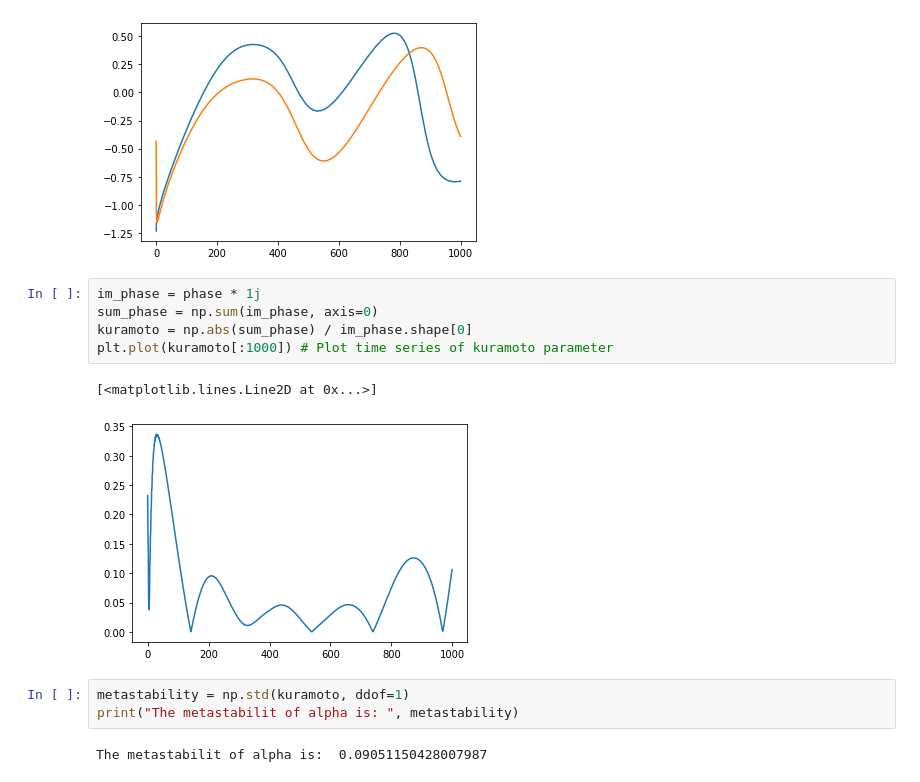
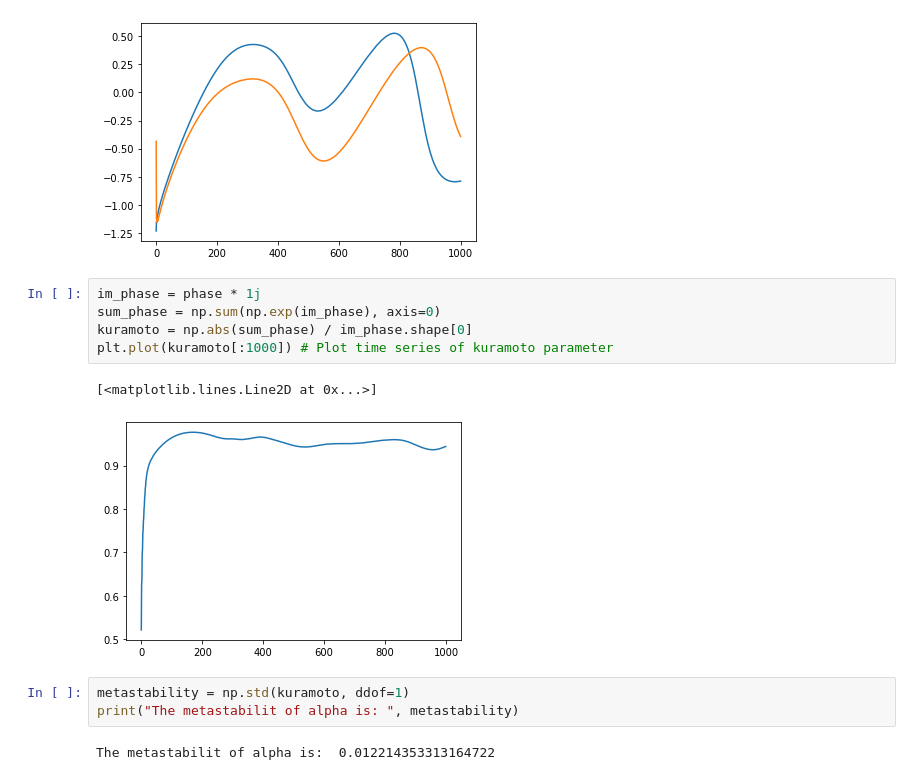
Before and after one commit to FabianKamp/Schizophrenia, a Jupyter notebook: notebooks/rsMEG_Metastability.ipynb, the cells around one changed output. Cells and saved outputs as stored; diff of their text form.

Commit message:
Metastability edit

```diff
--- a/notebooks/rsMEG_Metastability.ipynb
+++ b/notebooks/rsMEG_Metastability.ipynb
@@ -32,14 +32,14 @@ plt.plot(phase[1,:1000])
 [figure]
 # %%
 im_phase = phase * 1j
-sum_phase = np.sum(im_phase, axis=0)
+sum_phase = np.sum(np.exp(im_phase), axis=0)
 kuramoto = np.abs(sum_phase) / im_phase.shape[0]
 plt.plot(kuramoto[:1000]) # Plot time series of kuramoto parameter
 # %% [output]
 [<matplotlib.lines.Line2D at 0x...>]
-[figure, old version]
+[figure, new version]
 # %%
 metastability = np.std(kuramoto, ddof=1)
 print("The metastabilit of alpha is: ", metastability)
 # %% [output]
-The metastabilit of alpha is:  0.09051150428007987
+The metastabilit of alpha is:  0.012214353313164722
```
Also changed, not shown: parts of 1 cell of this notebook.
